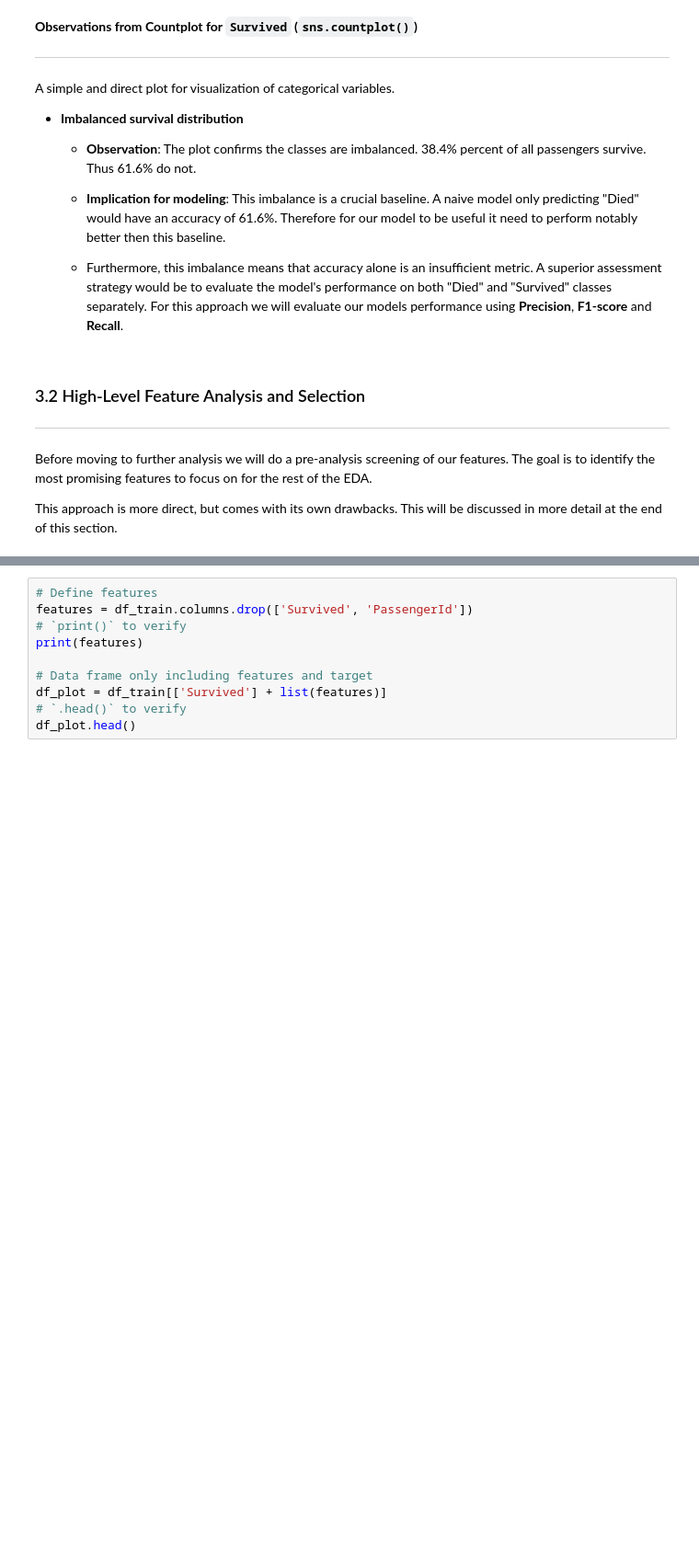
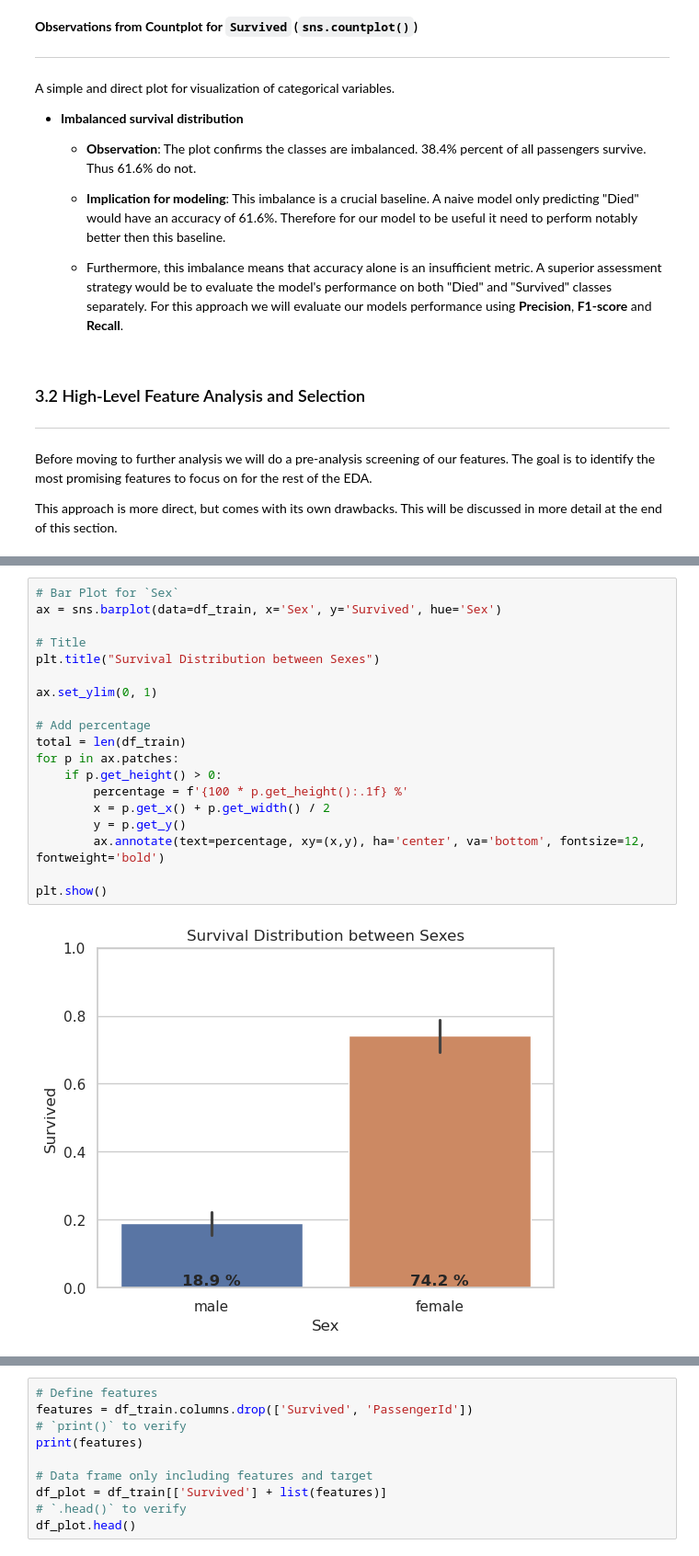
Before and after one commit to JonasLilletevedt/titanic-survival-prediction, a Jupyter notebook: notebooks/00_initial_data_exploration.ipynb, the cells around one changed output, grey strips where cells are left out. Shown at 92% size. Drawn from its saved outputs; the diff is of its cells as text; blank space fills up the shorter version.

```diff
--- a/notebooks/00_initial_data_exploration.ipynb
+++ b/notebooks/00_initial_data_exploration.ipynb
@@ -335,0 +346,21 @@ Moving forward we will have a larger focus on `PClass`, `Parch` and `Fare`. `PCl
+# %%
+# Bar Plot for `Sex`
+ax = sns.barplot(data=df_train, x='Sex', y='Survived', hue='Sex')
+
+# Title
+plt.title("Survival Distribution between Sexes")
+
+ax.set_ylim(0, 1)
+
+# Add percentage
+total = len(df_train)
+for p in ax.patches:
+    if p.get_height() > 0:
+        percentage = f'{100 * p.get_height():.1f} %'
+        x = p.get_x() + p.get_width() / 2
+        y = p.get_y()
+        ax.annotate(text=percentage, xy=(x,y), ha='center', va='bottom', fontsize=12, fontweight='bold')
+
+plt.show()
+# %% [output]
+[figure, added]
```
Also changed, not shown: parts of 19 cells of this notebook.
